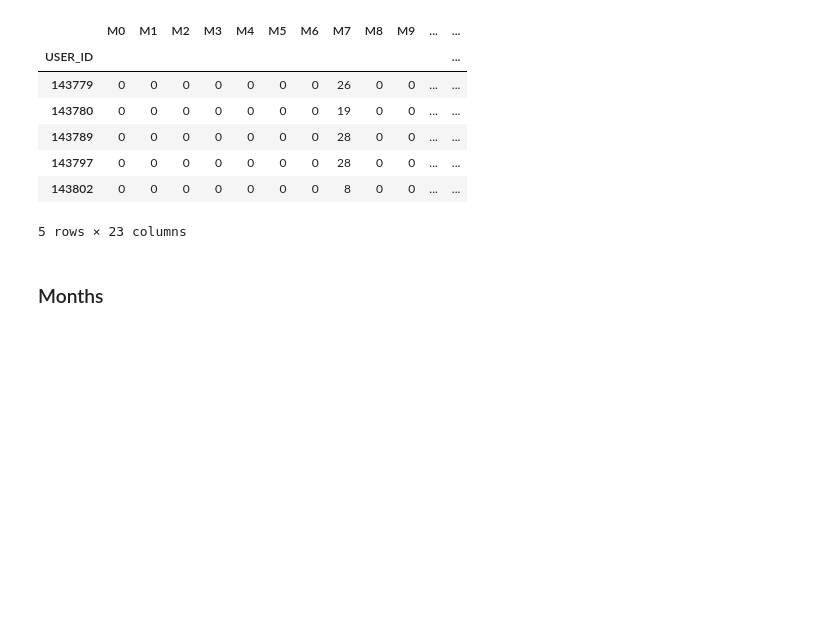
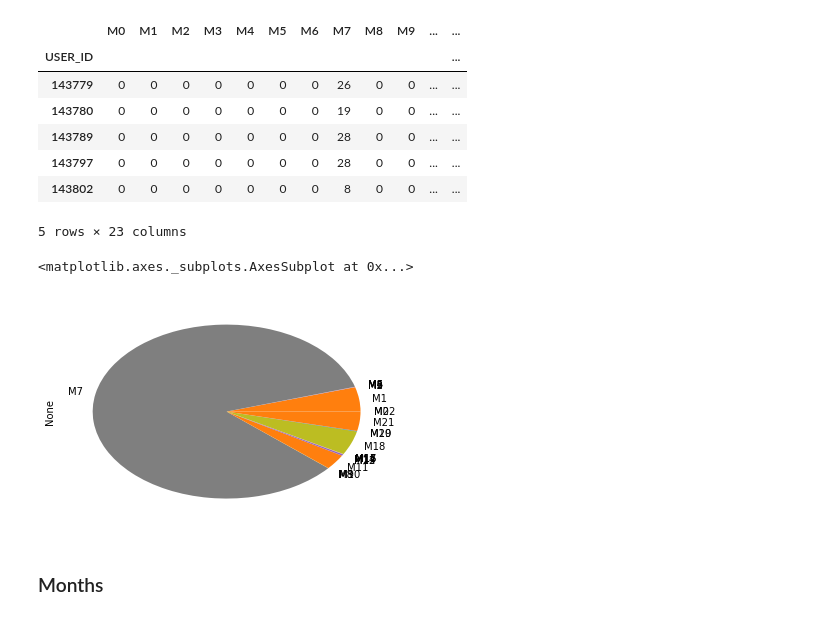
Before and after one commit to shkabarashka/python, a Jupyter notebook: RTK.ipynb, the cells around one changed output. Saved outputs shown, nothing was run; the diff lists cells and outputs as text; code cells hidden in the pictures; blank space fills up the shorter version.

```diff
--- a/RTK.ipynb
+++ b/RTK.ipynb
@@ -321,6 +349,16 @@ Pay2.head()
 5 rows × 23 columns
 # %%
 Pay2.to_csv('Pay_days2.csv',sep=';')
+# %%
+File = r'Pay_days2.csv'
+Pay2 = pd.read_csv(File,  sep=';',encoding='cp1251')
+# %%
+# the most popular day to pay
+Method_group = Pay2.drop(['USER_ID'], axis =1)
+Method_group.sum().plot.pie()
+# %% [output]
+<matplotlib.axes._subplots.AxesSubplot at 0x...>
+[figure, added]
 # %% [markdown]
 ### Months
 # %%
```
Also changed, not shown: parts of 6 cells of this notebook, 6 other files.
